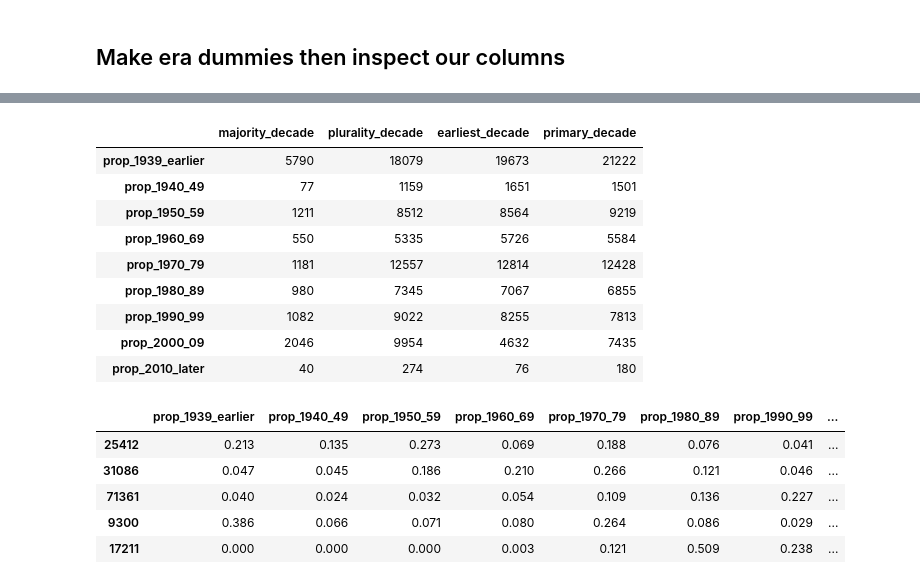
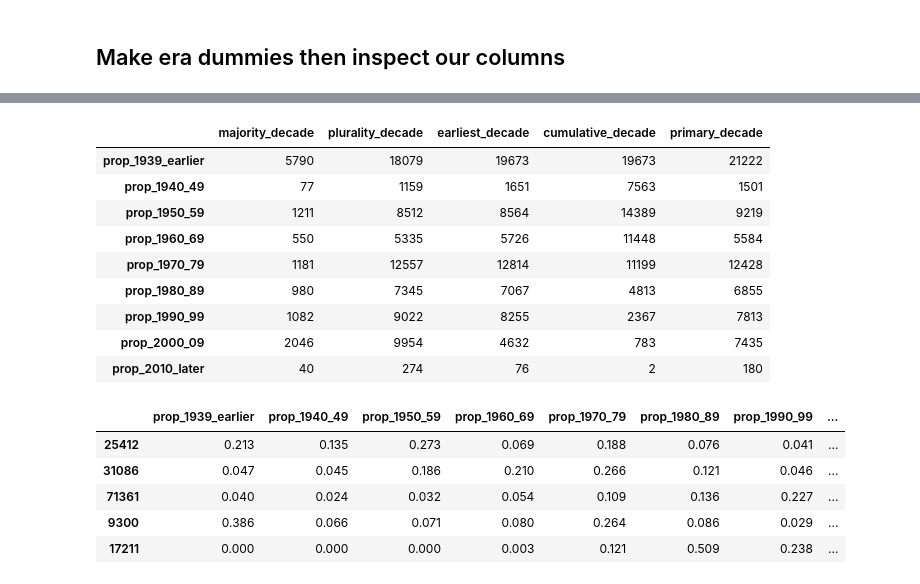
Before and after one commit to gboeing/tracts-streets-evolution, a Jupyter notebook: 03-analysis.ipynb, the cells around one changed output, grey strips where cells are left out. Drawn from its saved outputs; the diff is of its cells as text; code cells hidden in the pictures.

Commit message:
update decade identification and models

```diff
--- a/03-analysis.ipynb
+++ b/03-analysis.ipynb
@@ -40,6 +40,7 @@ gdf['state_abbrev'] = gdf['state'].map(lambda x: fips_to_state[x]['abbreviation'
 gdf['aland'] = gdf['aland'] / 1e6 #convert m2 to km2
 gdf['intersect_density'] = (gdf['n'] / gdf['aland']) * (1 - gdf['prop_deadend']) #per km2
 gdf['pop_density'] = gdf['total_pop'] / gdf['aland'] #per km2
+gdf['aland'] = gdf['aland'] / 1000 #finally convert km2 to 1000s of km2
 # %%
 # population in units of 1,000 persons
 gdf['total_pop_k'] = gdf['total_pop'] / 1000
@@ -160,0 +181,12 @@ gdf[cols] = gdf[cols].applymap(lambda x: x + np.random.random() * 1e-6)
+# %%
+%%time
+# identify earliest decade in which >20% of tract's structures were built
+def determine_earliest_cumulative_decade(row):
+    for col in cols:
+        if row[col]:
+            return col
+
+cs = gdf[cols].cumsum(axis='columns') > 0.2
+gdf['cumulative_decade'] = cs.apply(determine_earliest_cumulative_decade, axis='columns')
+cumulative_dummies = pd.get_dummies(gdf['cumulative_decade'], prefix='dummy_cumulative')
+gdf = pd.concat([gdf, cumulative_dummies], axis='columns')
@@ -219,17 +235,17 @@ Wall time: 7.14 s
 # %%
-decades = ['majority_decade', 'plurality_decade', 'earliest_decade', 'primary_decade']
+decades = ['majority_decade', 'plurality_decade', 'earliest_decade', 'cumulative_decade', 'primary_decade']
 gdf[decades].apply(lambda x: x.value_counts())
 # %% [output]
-|  | majority_decade | plurality_decade | earliest_decade | primary_decade |
-| prop_1939_earlier | 5790 | 18079 | 19673 | 21222 |
-| prop_1940_49 | 77 | 1159 | 1651 | 1501 |
-| prop_1950_59 | 1211 | 8512 | 8564 | 9219 |
-| prop_1960_69 | 550 | 5335 | 5726 | 5584 |
-| prop_1970_79 | 1181 | 12557 | 12814 | 12428 |
-| prop_1980_89 | 980 | 7345 | 7067 | 6855 |
-| prop_1990_99 | 1082 | 9022 | 8255 | 7813 |
-| prop_2000_09 | 2046 | 9954 | 4632 | 7435 |
-| prop_2010_later | 40 | 274 | 76 | 180 |
+|  | majority_decade | plurality_decade | earliest_decade | cumulative_decade | primary_decade |
+| prop_1939_earlier | 5790 | 18079 | 19673 | 19673 | 21222 |
+| prop_1940_49 | 77 | 1159 | 1651 | 7563 | 1501 |
+| prop_1950_59 | 1211 | 8512 | 8564 | 14389 | 9219 |
+| prop_1960_69 | 550 | 5335 | 5726 | 11448 | 5584 |
+| prop_1970_79 | 1181 | 12557 | 12814 | 11199 | 12428 |
+| prop_1980_89 | 980 | 7345 | 7067 | 4813 | 6855 |
+| prop_1990_99 | 1082 | 9022 | 8255 | 2367 | 7813 |
+| prop_2000_09 | 2046 | 9954 | 4632 | 783 | 7435 |
+| prop_2010_later | 40 | 274 | 76 | 2 | 180 |
 # %%
 def fstr(x):
     try:
```
Also changed, not shown: parts of 30 cells of this notebook, 3 other files.
